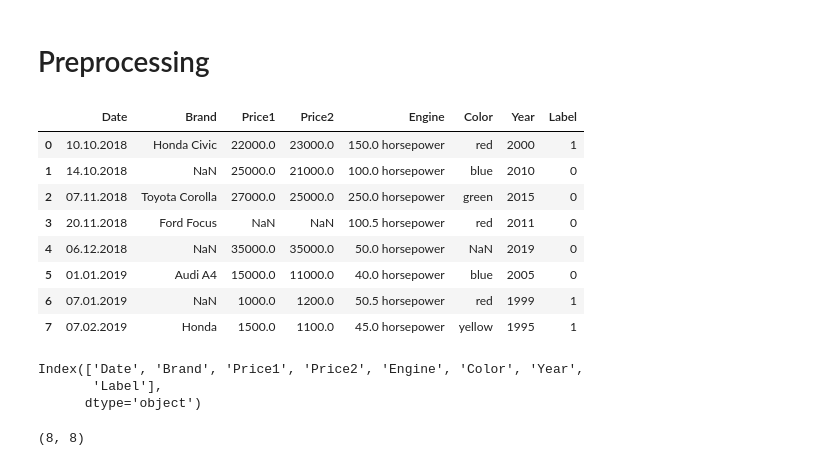
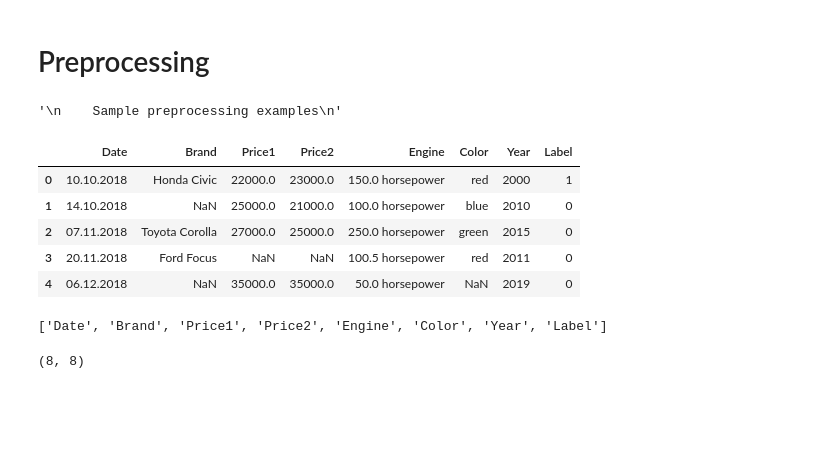
Before and after one commit to MarinaBorodkina/Preprocessing, a Jupyter notebook: Preprocessing.ipynb, the cells around one changed output. Drawn from its saved outputs; the diff is of its cells as text; code cells hidden in the pictures; blank space fills up the shorter version.

```diff
--- a/Preprocessing.ipynb
+++ b/Preprocessing.ipynb
@@ -1,2 +1,8 @@
 # %% [markdown]
 # Preprocessing
+# %%
+'''
+    Sample preprocessing examples
+'''
+# %% [output]
+'\n    Sample preprocessing examples\n'
@@ -3,44 +27,44 @@
 # %%
-import pandas as pd
-import numpy as np
+# Generate dataset
+Cars = {
+    'Date': [
+        '10.10.2018', '14.10.2018', '07.11.2018', '20.11.2018', '06.12.2018',
+        '01.01.2019', '07.01.2019', '07.02.2019'
+    ],
+    'Brand': [
+        'Honda Civic', np.NaN, 'Toyota Corolla', 'Ford Focus', np.NaN,
+        'Audi A4', np.NaN, 'Honda'
+    ],
+    'Price1': [22000, 25000, 27000, np.NaN, 35000, 15000, 1000, 1500],
+    'Price2': [23000, 21000, 25000, np.NaN, 35000, 11000, 1200, 1100],
+    'Engine': [
+        '150.0 horsepower', '100.0 horsepower', '250.0 horsepower',
+        '100.5 horsepower', '50.0 horsepower', '40.0 horsepower',
+        '50.5 horsepower', '45.0 horsepower'
+    ],
+    'Color': ['red', 'blue', 'green', 'red', np.NaN, 'blue', 'red', 'yellow'],
+    'Year': [2000, 2010, 2015, 2011, 2019, 2005, 1999, 1995],
+    'Label': [1, 0, 0, 0, 0, 0, 1, 1]
+}
 
-# Import and suppress warnings
-import warnings
-warnings.filterwarnings('ignore')
-
-# Visualiazation
-from seaborn import countplot
-
-# Generate dataset
-Cars = {'Date': ['10.10.2018', '14.10.2018', '07.11.2018', '20.11.2018', '06.12.2018', '01.01.2019', '07.01.2019', '07.02.2019'],
-        'Brand': ['Honda Civic', np.NaN, 'Toyota Corolla', 'Ford Focus',  np.NaN, 'Audi A4', np.NaN, 'Honda'],
-        'Price1': [22000, 25000, 27000, np.NaN, 35000, 15000, 1000, 1500],
-        'Price2': [23000, 21000, 25000, np.NaN, 35000, 11000, 1200, 1100],
-        'Engine': ['150.0 horsepower', '100.0 horsepower', '250.0 horsepower', '100.5 horsepower', '50.0 horsepower', '40.0 horsepower', '50.5 horsepower', '45.0 horsepower'],
-        'Color': ['red', 'blue', 'green', 'red', np.NaN, 'blue', 'red', 'yellow'],
-        'Year': [2000, 2010, 2015, 2011, 2019, 2005, 1999, 1995],
-        'Label': [1, 0, 0, 0, 0, 0, 1, 1]
-        }
-
-df = pd.DataFrame(Cars, columns= ['Date', 'Brand', 'Price1', 'Price2', 'Engine', 'Color', 'Year', 'Label'])
-df
+df = pd.DataFrame(Cars,
+                  columns=[
+                      'Date', 'Brand', 'Price1', 'Price2', 'Engine', 'Color',
+                      'Year', 'Label'
+                  ])
+df.head()
 # %% [output]
 |  | Date | Brand | Price1 | Price2 | Engine | Color | Year | Label |
 | 0 | 10.10.2018 | Honda Civic | 22000.0 | 23000.0 | 150.0 horsepower | red | 2000 | 1 |
 | 1 | 14.10.2018 | NaN | 25000.0 | 21000.0 | 100.0 horsepower | blue | 2010 | 0 |
 | 2 | 07.11.2018 | Toyota Corolla | 27000.0 | 25000.0 | 250.0 horsepower | green | 2015 | 0 |
 | 3 | 20.11.2018 | Ford Focus | NaN | NaN | 100.5 horsepower | red | 2011 | 0 |
 | 4 | 06.12.2018 | NaN | 35000.0 | 35000.0 | 50.0 horsepower | NaN | 2019 | 0 |
-| 5 | 01.01.2019 | Audi A4 | 15000.0 | 11000.0 | 40.0 horsepower | blue | 2005 | 0 |
-| 6 | 07.01.2019 | NaN | 1000.0 | 1200.0 | 50.5 horsepower | red | 1999 | 1 |
-| 7 | 07.02.2019 | Honda | 1500.0 | 1100.0 | 45.0 horsepower | yellow | 1995 | 1 |
 # %%
 # Columns of the DataFrame
-df.columns
+list(df.columns)
 # %% [output]
-Index(['Date', 'Brand', 'Price1', 'Price2', 'Engine', 'Color', 'Year',
-       'Label'],
-      dtype='object')
+['Date', 'Brand', 'Price1', 'Price2', 'Engine', 'Color', 'Year', 'Label']
 # %%
 # Shape (number of columns, rows)
 df.shape
```
Also changed, not shown: parts of 18 cells of this notebook.
